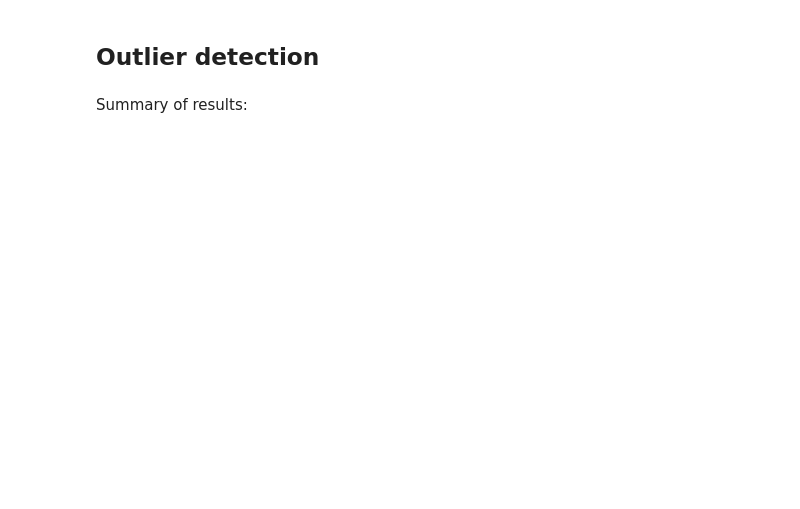
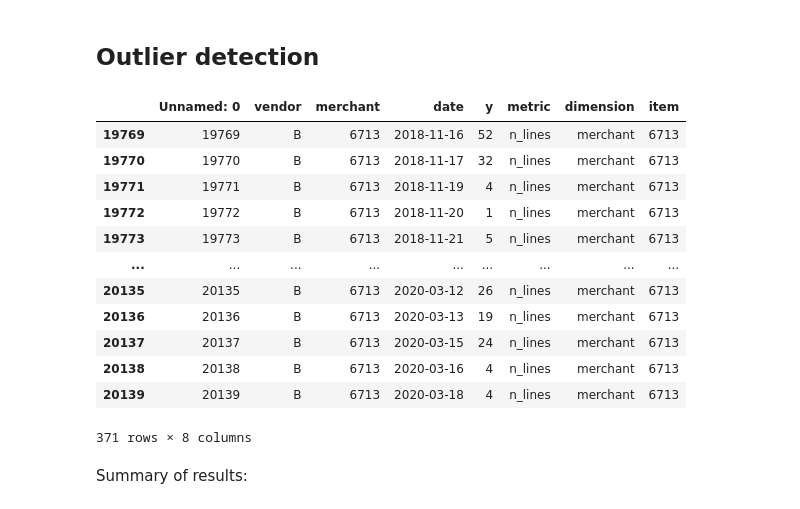
Before and after one commit to Suburbia-io/analytics, a Jupyter notebook: example/example.ipynb, the cells around one changed output. Cells and saved outputs as stored; diff of their text form; code cells hidden in the pictures; blank space fills up the shorter version.

```diff
--- a/example/example.ipynb
+++ b/example/example.ipynb
@@ -99,6 +99,22 @@ metric_data = (
     .assign(**metadata)
     .rename(columns={'n_lines': 'y'})
 )
+# %%
+metric_data
+# %% [output]
+|  | Unnamed: 0 | vendor | merchant | date | y | metric | dimension | item |
+| 19769 | 19769 | B | 6713 | 2018-11-16 | 52 | n_lines | merchant | 6713 |
+| 19770 | 19770 | B | 6713 | 2018-11-17 | 32 | n_lines | merchant | 6713 |
+| 19771 | 19771 | B | 6713 | 2018-11-19 | 4 | n_lines | merchant | 6713 |
+| 19772 | 19772 | B | 6713 | 2018-11-20 | 1 | n_lines | merchant | 6713 |
+| 19773 | 19773 | B | 6713 | 2018-11-21 | 5 | n_lines | merchant | 6713 |
+| ... | ... | ... | ... | ... | ... | ... | ... | ... |
+| 20135 | 20135 | B | 6713 | 2020-03-12 | 26 | n_lines | merchant | 6713 |
+| 20136 | 20136 | B | 6713 | 2020-03-13 | 19 | n_lines | merchant | 6713 |
+| 20137 | 20137 | B | 6713 | 2020-03-15 | 24 | n_lines | merchant | 6713 |
+| 20138 | 20138 | B | 6713 | 2020-03-16 | 4 | n_lines | merchant | 6713 |
+| 20139 | 20139 | B | 6713 | 2020-03-18 | 4 | n_lines | merchant | 6713 |
+371 rows × 8 columns
 # %%
 training_data, test_data = outlier_detection.prepare(
     data=metric_data,
```
Also changed, not shown: parts of 5 cells of this notebook, 2 other files.
